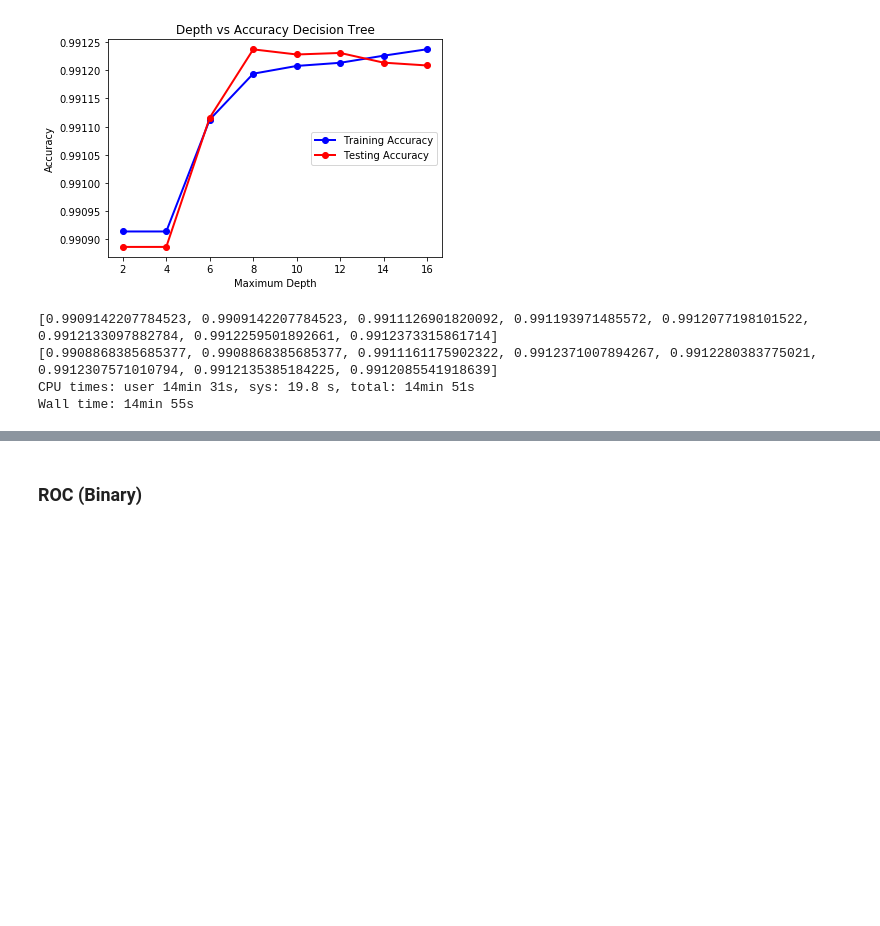
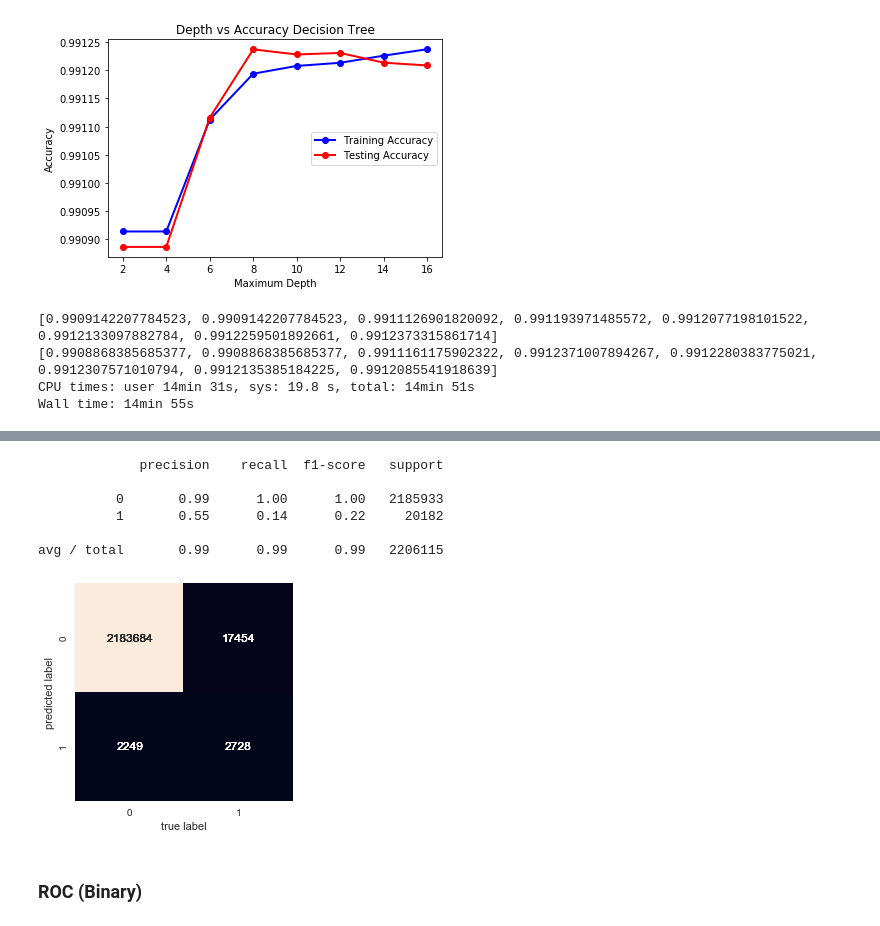
Before and after one commit to alexander-ray/bana-mortality-4502, a Jupyter notebook: DataFrameFormat.ipynb, the cells around one changed output, grey strips where cells are left out. Saved outputs shown, nothing was run; the diff lists cells and outputs as text; code cells hidden in the pictures; blank space fills up the shorter version.

Commit message:
Initial Attempt at Random Forest

```diff
--- a/DataFrameFormat.ipynb
+++ b/DataFrameFormat.ipynb
@@ -107,7 +110,7 @@ def process_files(local_path):
 # If not, create it
 if not os.path.isfile(filename):
     process_files("mortality")
-df = pd.read_csv(filename, header=0, encoding='ISO-8859-1')
+df = pd.read_csv(filename, header=0, encoding='ISO-8859-1', engine='python')
 #new_df = df.sample(int(len(df)/4))
 #print(new_df.head())
 # Split into training and test
@@ -120,11 +123,14 @@ train = df[msk]
 test = df[~msk]
 
 Y_train = np.where(train.iloc[:,len(train.columns)-1] == 3, 1, 0)
-#Y_train = train.iloc[:,len(train.columns)-1]
 X_train = train.iloc[:,1:(len(train.columns)-1)]
 Y_test = np.where(test.iloc[:,len(test.columns)-1] == 3, 1, 0)
+X_test = test.iloc[:,1:(len(test.columns)-1)]
+
+Y_train
+
+#Y_train = train.iloc[:,len(train.columns)-1]
 #Y_test = test.iloc[:,len(test.columns)-1]
-X_test = test.iloc[:,1:(len(test.columns)-1)]
 # %% [output]
 7.0    19914162
 1.0     1350268
@@ -237,0 +249,8 @@ Wall time: 14min 55s
+# %%
+%%time
+from sklearn.ensemble import RandomForestClassifier
+from sklearn import metrics
+
+#Using 10 trees. (Will attempt more in the future.)
+rforest = RandomForestClassifier(n_estimators=10, random_state=0)
+rforest.fit(X_train, Y_train)
@@ -238,3 +259,25 @@ Wall time: 14min 55s
+# %%
+#Reflect accruacy.
+ypred = rforest.predict(X_test)
+print(metrics.classification_report(Y_test, ypred))
+# %% [output]
+             precision    recall  f1-score   support
+
+          0       0.99      1.00      1.00   2185933
+          1       0.55      0.14      0.22     20182
+
+avg / total       0.99      0.99      0.99   2206115
+# %%
+#Attempt at confusion matrix. Need to clean this up a bit.
+from sklearn.metrics import confusion_matrix
+import seaborn as sns; sns.set()
+mat = confusion_matrix(Y_test, ypred)
+sns.heatmap(mat.T, square=True, annot=True, fmt='d', cbar=False)
+plt.xlabel('true label')
+plt.ylabel('predicted label');
+plt.show()
+# %% [output]
+[figure, added]
 # %% [markdown]
 ### ROC (Binary)
 # %%
```
Also changed, not shown: parts of 6 cells of this notebook.
